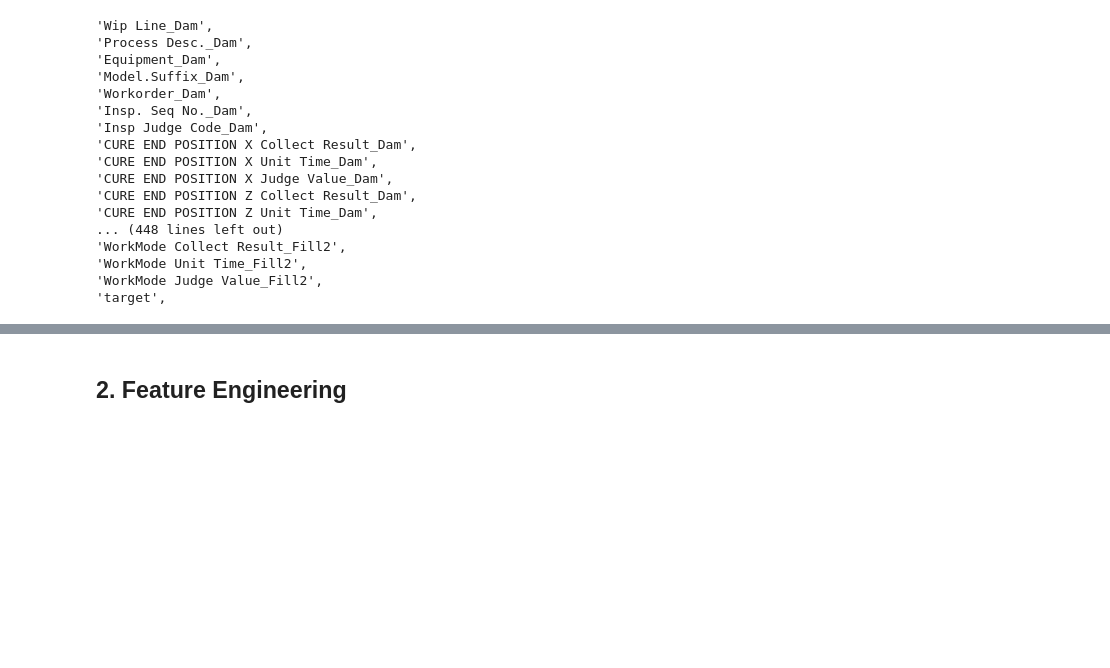
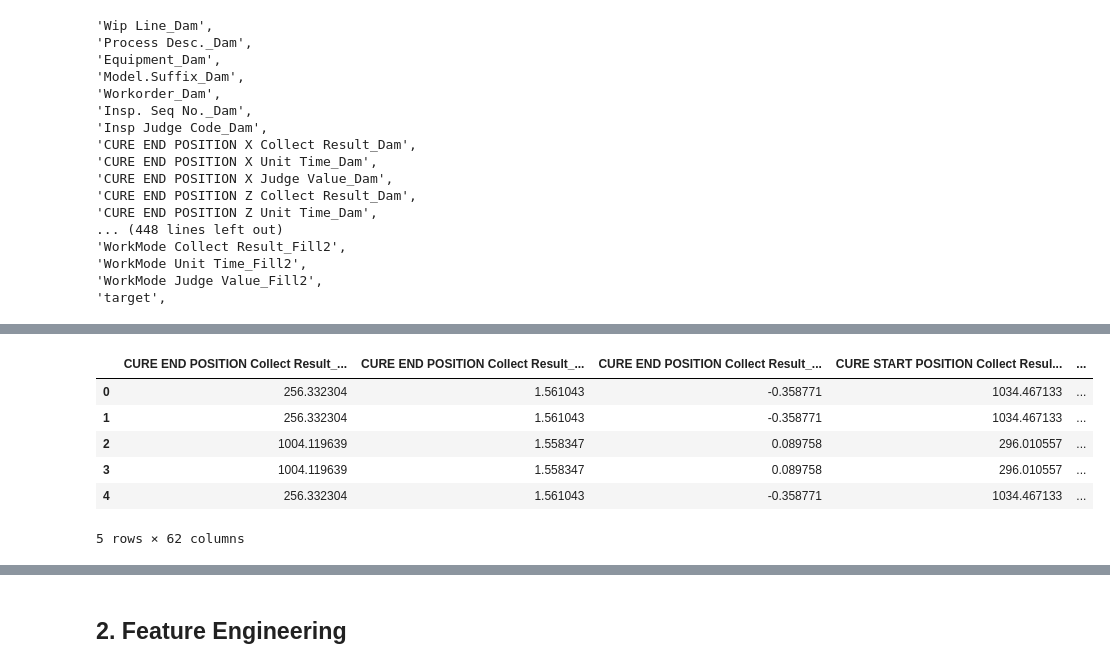
Before and after one commit to cequala/Data-Analysis-Projects, a Jupyter notebook: LG Aimers 5기/code_jongwu.ipynb, the cells around one changed output, grey strips where cells are left out. Cells and saved outputs as stored; diff of their text form; code cells hidden in the pictures; blank space fills up the shorter version.

```diff
--- a/LG Aimers 5기/code_jongwu.ipynb
+++ b/LG Aimers 5기/code_jongwu.ipynb
@@ -296,0 +577,17 @@ Coordinate_columns = ['HEAD NORMAL COORDINATE X AXIS(Stage1) Collect Result_Fill
+# %%
+# Function to convert Cartesian coordinates to spherical coordinates
+def cartesian_to_spherical(x, y, z):
+    r = np.sqrt(x**2 + y**2 + z**2)
+    theta = np.arccos(z / r)  # inclination
+    phi = np.arctan2(y, x)    # azimuth
+    return r, theta, phi
+
+# Function to calculate distance and angle for partial groups
+def distance_and_angle(y, z):
+    distance = np.sqrt(y**2 + z**2)
+    angle = np.arctan2(z, y)
+    return distance, angle
+
+# DataFrames to store results
+spherical_coords = pd.DataFrame()
+partial_coords = pd.DataFrame()
@@ -296,0 +664,12 @@ Coordinate_columns = ['HEAD NORMAL COORDINATE X AXIS(Stage1) Collect Result_Fill
+# %%
+# drop invariant columns from the tr_coords
+tr_coords = tr_coords.loc[:, tr_coords.nunique() > 1]
+tr_coords.head()
+# %% [output]
+|  | CURE END POSITION Collect Result_... | CURE END POSITION Collect Result_... | CURE END POSITION Collect Result_... | CURE START POSITION Collect Resul... | ... |
+| 0 | 256.332304 | 1.561043 | -0.358771 | 1034.467133 | ... |
+| 1 | 256.332304 | 1.561043 | -0.358771 | 1034.467133 | ... |
+| 2 | 1004.119639 | 1.558347 | 0.089758 | 296.010557 | ... |
+| 3 | 1004.119639 | 1.558347 | 0.089758 | 296.010557 | ... |
+| 4 | 256.332304 | 1.561043 | -0.358771 | 1034.467133 | ... |
+5 rows × 62 columns
```
Also changed, not shown: parts of 37 cells of this notebook.
